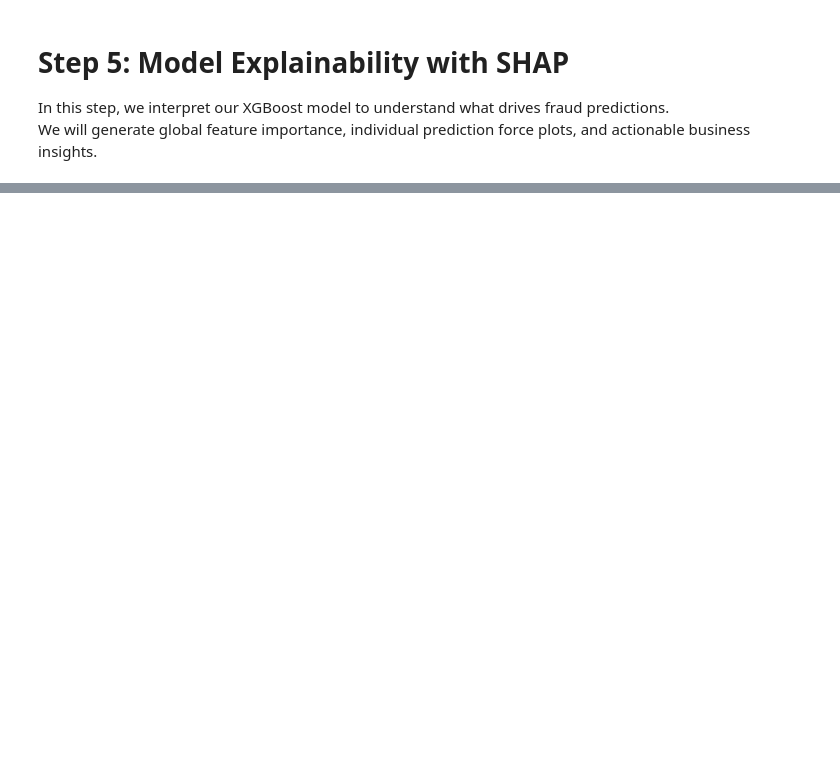
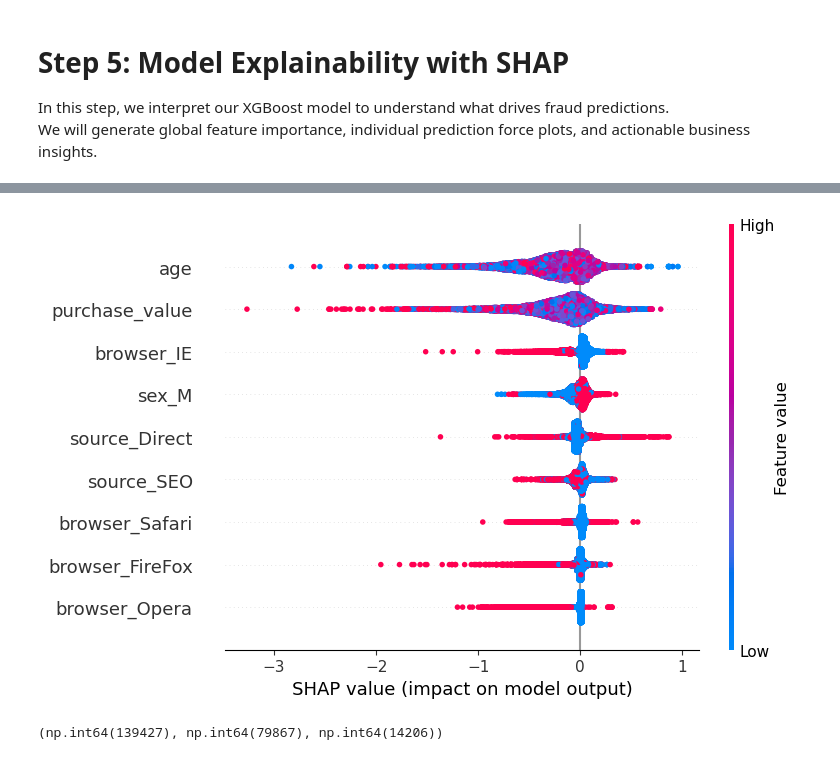
Before and after one commit to Ebenezer777/Fraud-Detection, a Jupyter notebook: notebooks/shap-explainability.ipynb, the cells around one changed output, grey strips where cells are left out. Saved outputs shown, nothing was run; the diff lists cells and outputs as text; code cells hidden in the pictures; blank space fills up the shorter version.

```diff
--- a/notebooks/shap-explainability.ipynb
+++ b/notebooks/shap-explainability.ipynb
@@ -54,0 +78,21 @@ xgb_model.fit(X_train_res, y_train_res)
+# %%
+# Dot summary plot for detailed feature effects
+shap.summary_plot(shap_values, X_test, max_display=10)
+# %% [output]
+[figure, added]
+# %%
+# Predictions
+y_pred = xgb_model.predict(X_test)
+
+# True Positive
+tp_idx = X_test[(y_test==1) & (y_pred==1)].index[0]
+
+# False Positive
+fp_idx = X_test[(y_test==0) & (y_pred==1)].index[0]
+
+# False Negative
+fn_idx = X_test[(y_test==1) & (y_pred==0)].index[0]
+
+tp_idx, fp_idx, fn_idx
+# %% [output]
+(np.int64(139427), np.int64(79867), np.int64(14206))
```
Also changed, not shown: parts of 6 cells of this notebook, 7 other files.
